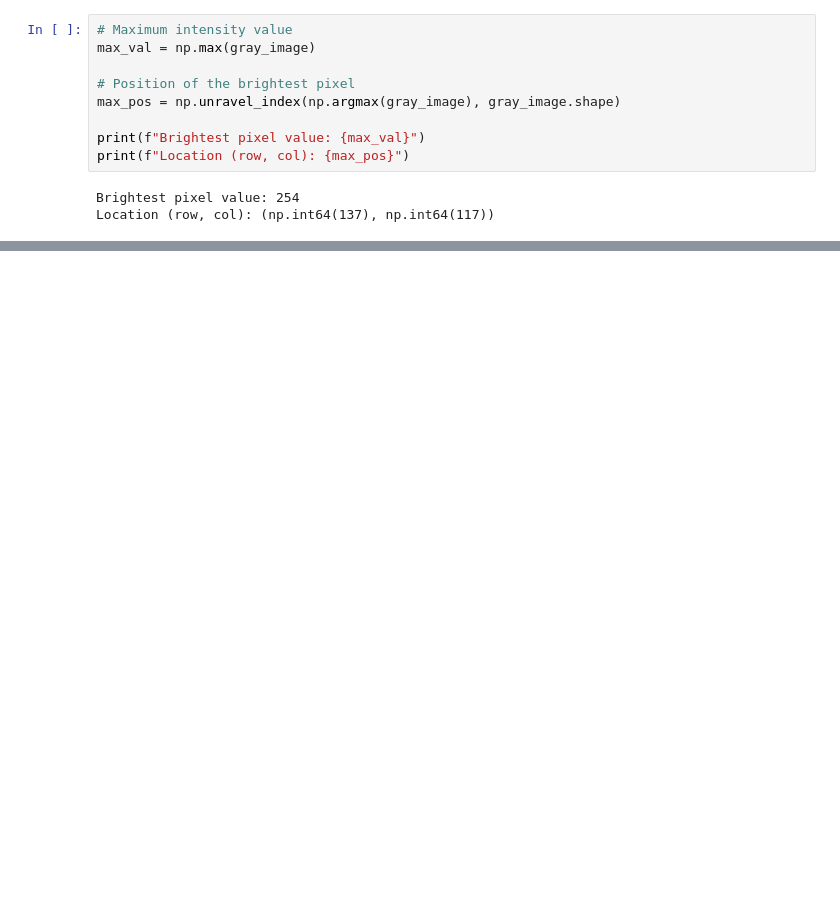
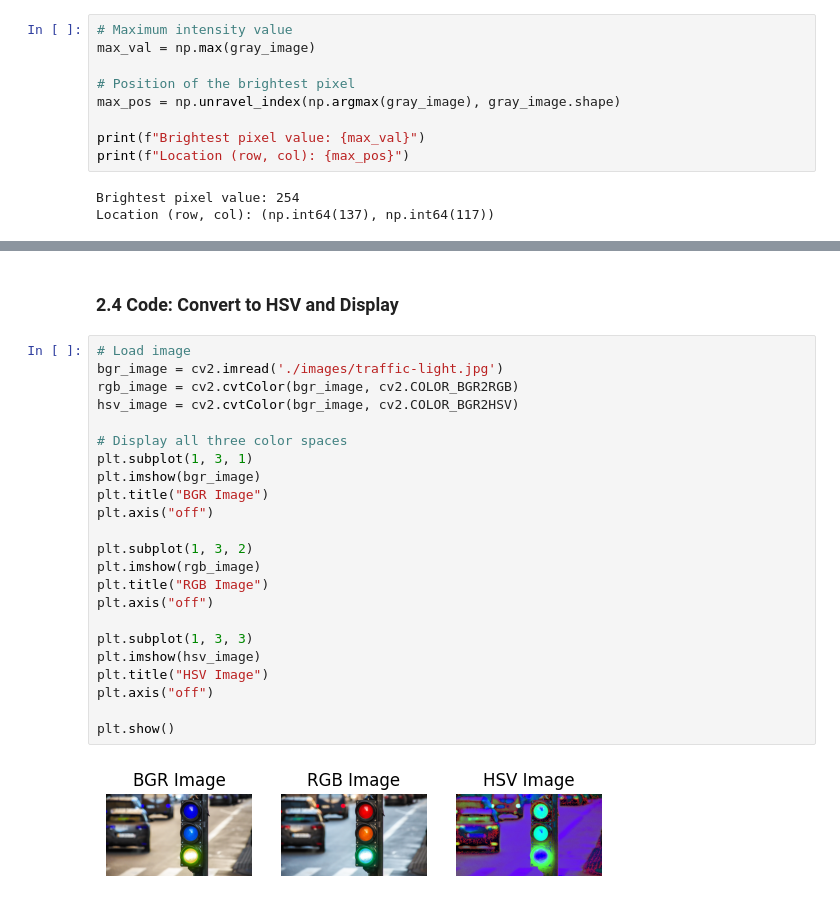
Before and after one commit to YOUHAD08/computer-vision-labs, a Jupyter notebook: assignment-1.ipynb, the cells around one changed output, grey strips where cells are left out. Saved outputs shown, nothing was run; the diff lists cells and outputs as text; blank space fills up the shorter version.

```diff
--- a/project-1.ipynb
+++ b/assignment-1.ipynb
@@ -61,0 +118,27 @@ plt.show()
+# %% [markdown]
+### 2.4 Code: Convert to HSV and Display
+# %%
+# Load image
+bgr_image = cv2.imread('./images/traffic-light.jpg')
+rgb_image = cv2.cvtColor(bgr_image, cv2.COLOR_BGR2RGB)
+hsv_image = cv2.cvtColor(bgr_image, cv2.COLOR_BGR2HSV)
+
+# Display all three color spaces
+plt.subplot(1, 3, 1)
+plt.imshow(bgr_image)
+plt.title("BGR Image")
+plt.axis("off")
+
+plt.subplot(1, 3, 2)
+plt.imshow(rgb_image)
+plt.title("RGB Image")
+plt.axis("off")
+
+plt.subplot(1, 3, 3)
+plt.imshow(hsv_image)
+plt.title("HSV Image")
+plt.axis("off")
+
+plt.show()
+# %% [output]
+[figure, added]
```
Also changed, not shown: parts of 13 cells of this notebook, 1 other file.
